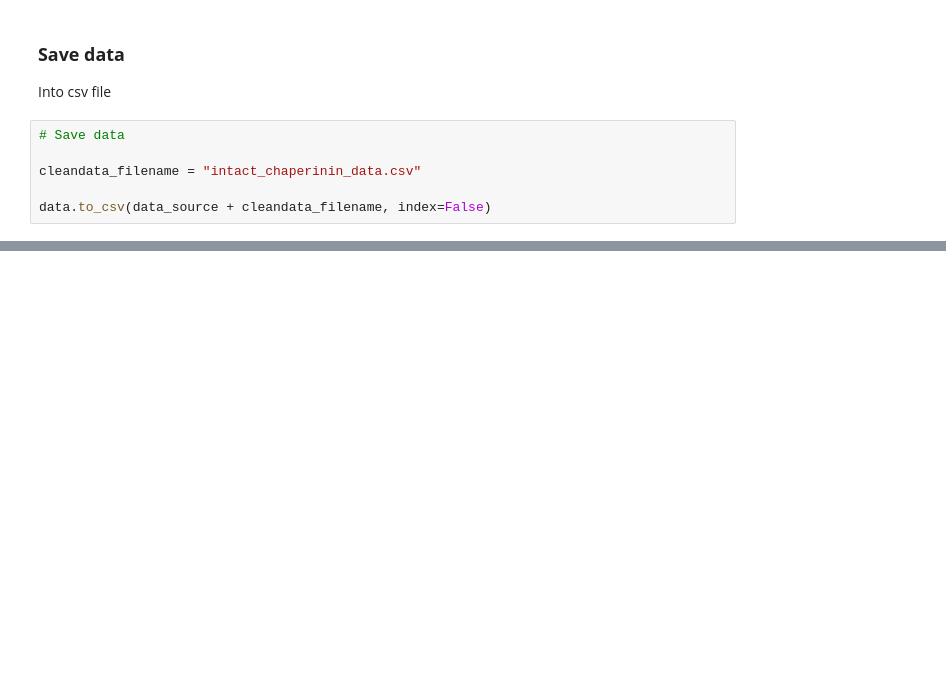
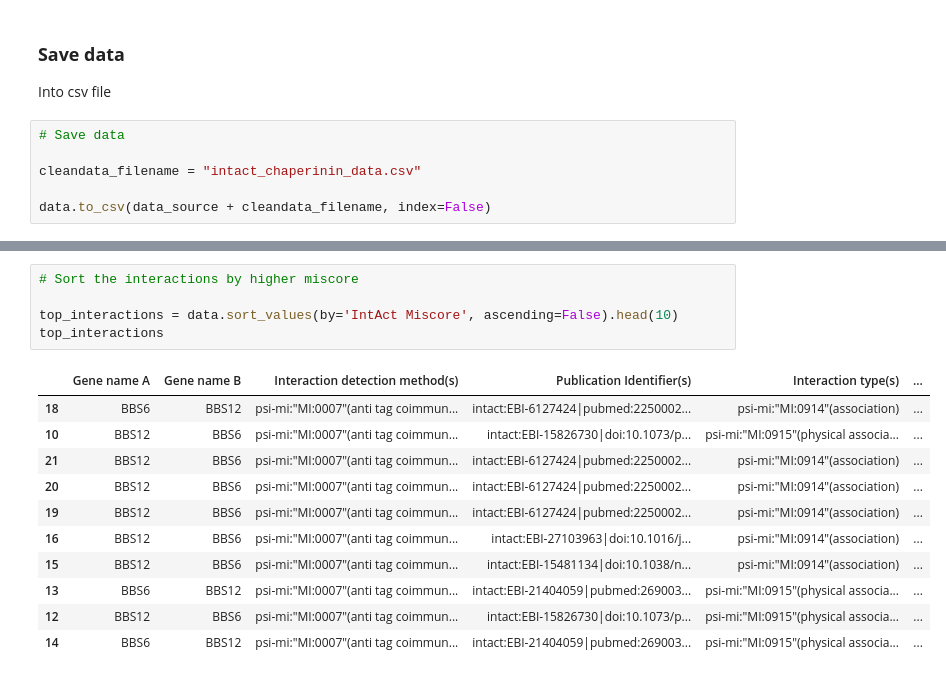
Before and after one commit to EBI-EMBL-Bioinformatics-tools/Bardet-Biedl-Syndrome, a Jupyter notebook: src/intact.ipynb, the cells around one changed output, grey strips where cells are left out. Saved outputs shown, nothing was run; the diff lists cells and outputs as text; blank space fills up the shorter version.

Commit message:
Anlysis of intact data done

```diff
--- a/src/intact.ipynb
+++ b/src/intact.ipynb
@@ -141,0 +168,17 @@ data.to_csv(data_source + cleandata_filename, index=False)
+# %%
+# Sort the interactions by higher miscore
+
+top_interactions = data.sort_values(by='IntAct Miscore', ascending=False).head(10)
+top_interactions
+# %% [output]
+|  | Gene name A | Gene name B | Interaction detection method(s) | Publication Identifier(s) | Interaction type(s) | ... |
+| 18 | BBS6 | BBS12 | psi-mi:"MI:0007"(anti tag coimmun... | intact:EBI-6127424|pubmed:2250002... | psi-mi:"MI:0914"(association) | ... |
+| 10 | BBS12 | BBS6 | psi-mi:"MI:0007"(anti tag coimmun... | intact:EBI-15826730|doi:10.1073/p... | psi-mi:"MI:0915"(physical associa... | ... |
+| 21 | BBS12 | BBS6 | psi-mi:"MI:0007"(anti tag coimmun... | intact:EBI-6127424|pubmed:2250002... | psi-mi:"MI:0914"(association) | ... |
+| 20 | BBS12 | BBS6 | psi-mi:"MI:0007"(anti tag coimmun... | intact:EBI-6127424|pubmed:2250002... | psi-mi:"MI:0914"(association) | ... |
+| 19 | BBS12 | BBS6 | psi-mi:"MI:0007"(anti tag coimmun... | intact:EBI-6127424|pubmed:2250002... | psi-mi:"MI:0914"(association) | ... |
+| 16 | BBS12 | BBS6 | psi-mi:"MI:0007"(anti tag coimmun... | intact:EBI-27103963|doi:10.1016/j... | psi-mi:"MI:0914"(association) | ... |
+| 15 | BBS12 | BBS6 | psi-mi:"MI:0007"(anti tag coimmun... | intact:EBI-15481134|doi:10.1038/n... | psi-mi:"MI:0914"(association) | ... |
+| 13 | BBS6 | BBS12 | psi-mi:"MI:0007"(anti tag coimmun... | intact:EBI-21404059|pubmed:269003... | psi-mi:"MI:0915"(physical associa... | ... |
+| 12 | BBS12 | BBS6 | psi-mi:"MI:0007"(anti tag coimmun... | intact:EBI-15826730|doi:10.1073/p... | psi-mi:"MI:0915"(physical associa... | ... |
+| 14 | BBS6 | BBS12 | psi-mi:"MI:0007"(anti tag coimmun... | intact:EBI-21404059|pubmed:269003... | psi-mi:"MI:0915"(physical associa... | ... |
```
Also changed, not shown: parts of 4 cells of this notebook.
